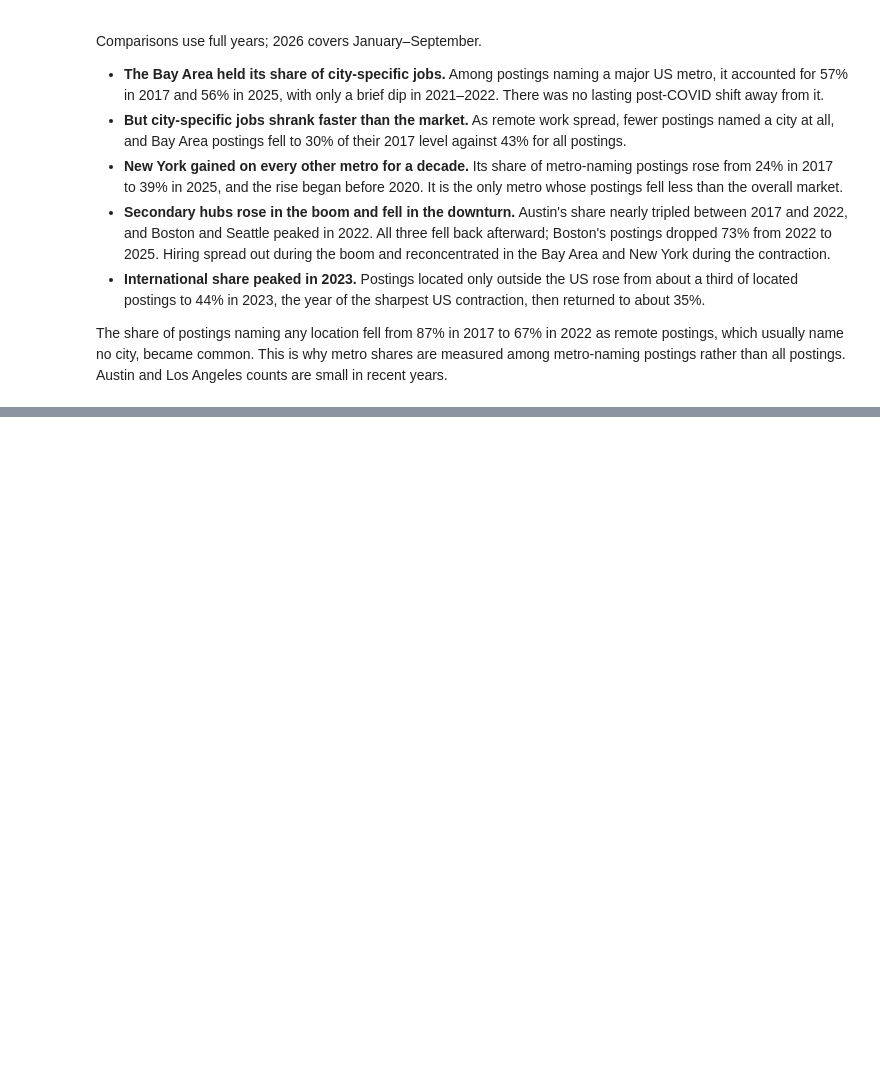
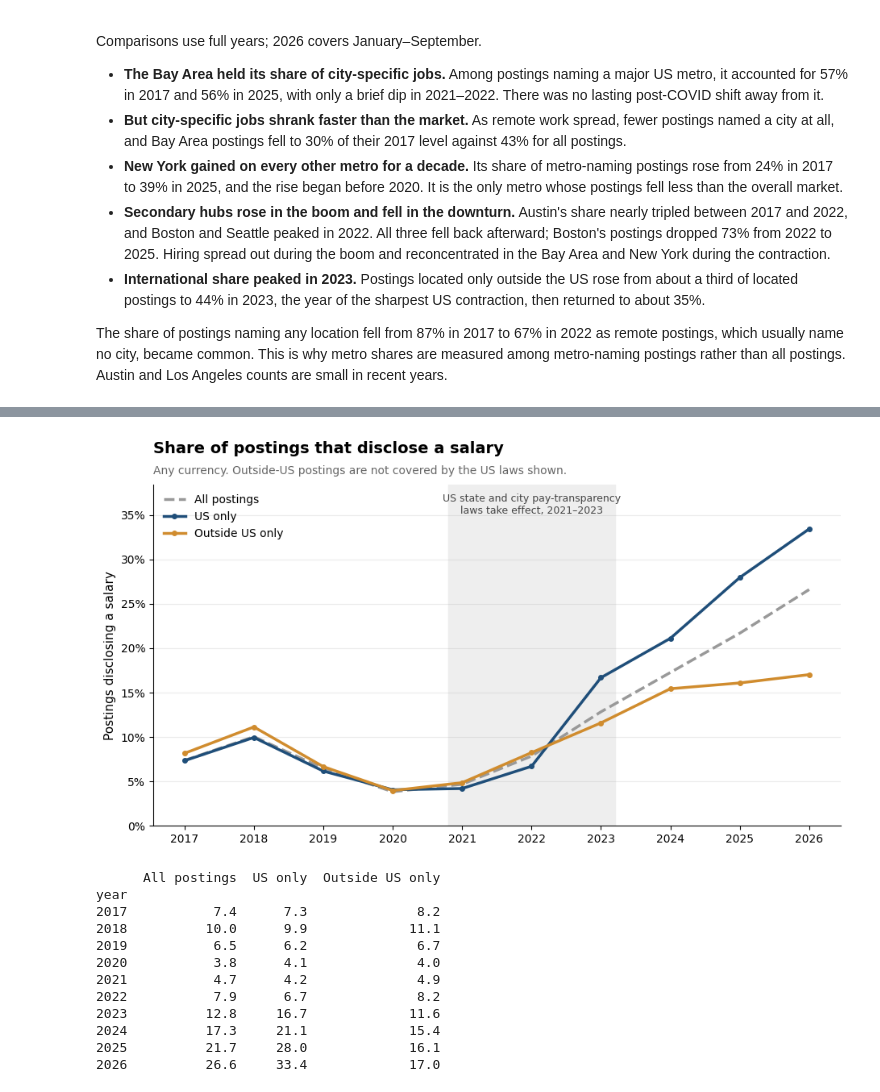
Before and after one commit to AirKristo/hn-hiring-tracker, a Jupyter notebook: notebooks/analysis.ipynb, the cells around one changed output, grey strips where cells are left out. Drawn from its saved outputs; the diff is of its cells as text; code cells hidden in the pictures; blank space fills up the shorter version.

Commit message:
add salary analysis

```diff
--- a/notebooks/analysis.ipynb
+++ b/notebooks/analysis.ipynb
@@ -1196,0 +1250,80 @@ Austin and Los Angeles counts are small in recent years.
+# %%
+disclosure_by_year = pd.DataFrame({
+    "All postings": salary_window.groupby("year")["discloses_salary"].mean() * 100,
+    "US only": (
+        salary_window[salary_window["us_only"]].groupby("year")["discloses_salary"].mean() * 100
+    ),
+    "Outside US only": (
+        salary_window[salary_window["outside_us_only"]].groupby("year")["discloses_salary"].mean() * 100
+    ),
+})
+
+DISCLOSURE_COLORS = {
+    "All postings": ALL_POSTINGS_COLOR,
+    "US only": TREND_COLOR,
+    "Outside US only": "#d08c2e",
+}
+
+salary_years = disclosure_by_year.index.astype(int)
+
+figure, axis = plt.subplots()
+
+# Context only: US pay-transparency laws took effect across 2021-2023.
+axis.axvspan(2020.8, 2023.2, color="#eeeeee", zorder=0)
+axis.text(
+    2022,
+    disclosure_by_year.max().max() * 1.12,
+    "US state and city pay-transparency\nlaws take effect, 2021–2023",
+    ha="center",
+    va="top",
+    fontsize=9,
+    color=ANNOTATION_COLOR,
+)
+
+for label, color in DISCLOSURE_COLORS.items():
+    is_overall_line = (label == "All postings")
+
+    axis.plot(
+        salary_years,
+        disclosure_by_year[label],
+        color=color,
+        linewidth=2.5,
+        linestyle="--" if is_overall_line else "-",
+        marker=None if is_overall_line else "o",
+        markersize=4,
+        label=label,
+    )
+
+axis.set_title("Share of postings that disclose a salary", loc="left", pad=28)
+axis.text(
+    0,
+    1.03,
+    "Any currency. Outside-US postings are not covered by the US laws shown.",
+    transform=axis.transAxes,
+    color=SUBTITLE_COLOR,
+)
+
+axis.set_ylim(0, disclosure_by_year.max().max() * 1.15)
+axis.set_ylabel("Postings disclosing a salary")
+axis.yaxis.set_major_formatter(StrMethodFormatter("{x:.0f}%"))
+axis.set_xticks(salary_years)
+axis.legend(loc="upper left", frameon=False)
+
+figure.savefig(FIGURES_DIRECTORY / "11_salary_disclosure.png", dpi=150, bbox_inches="tight")
+plt.show()
+
+print(disclosure_by_year.round(1).to_string())
+# %% [output]
+[figure, added]
+      All postings  US only  Outside US only
+year
+2017           7.4      7.3              8.2
+2018          10.0      9.9             11.1
+2019           6.5      6.2              6.7
+2020           3.8      4.1              4.0
+2021           4.7      4.2              4.9
+2022           7.9      6.7              8.2
+2023          12.8     16.7             11.6
+2024          17.3     21.1             15.4
+2025          21.7     28.0             16.1
+2026          26.6     33.4             17.0
```
Also changed, not shown: parts of 5 cells of this notebook, 4 other files.
